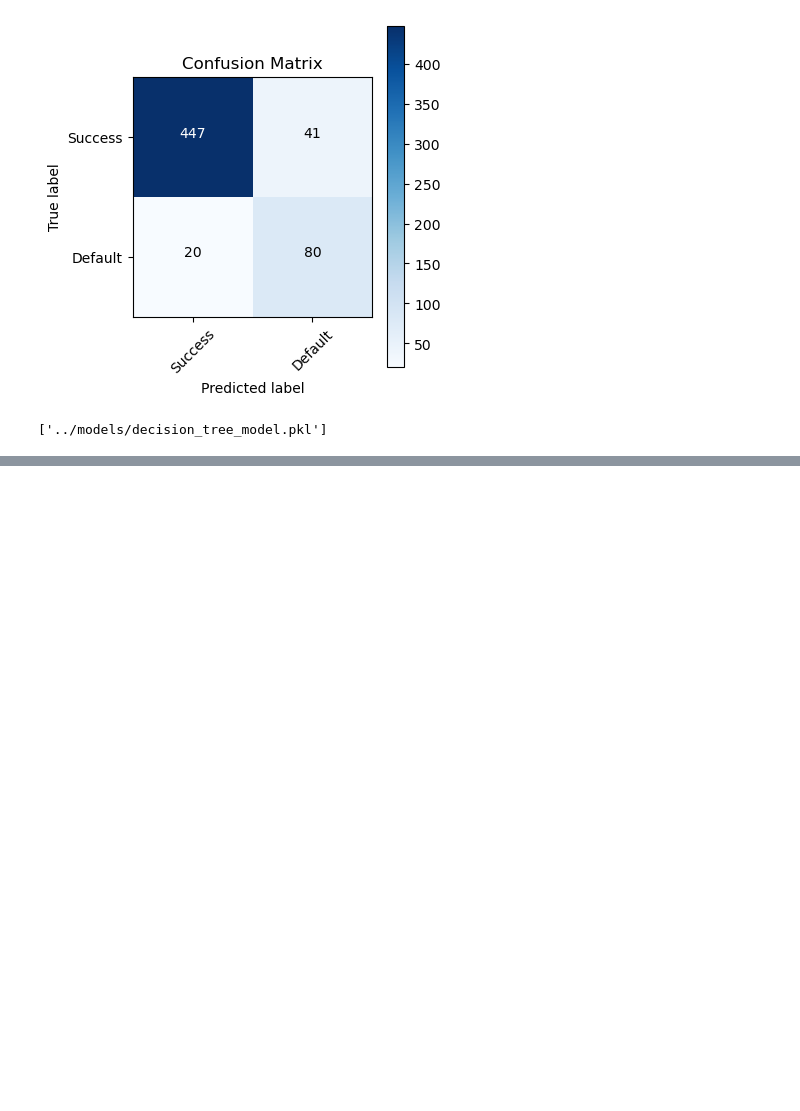
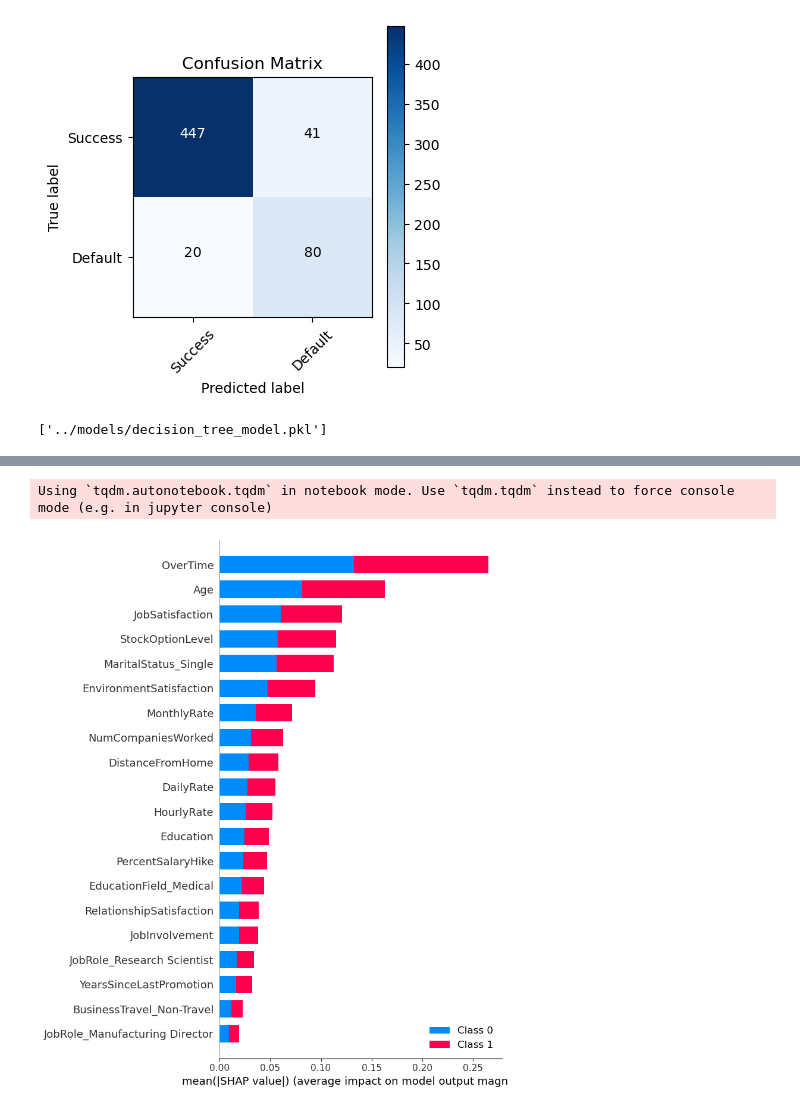
Before and after one commit to ShaikSameerRuddin/hr-attrition-model, a Jupyter notebook: notebooks/0.2 DecisionTreeClassifier.ipynb, the cells around one changed output, grey strips where cells are left out. Drawn from its saved outputs; the diff is of its cells as text; code cells hidden in the pictures; blank space fills up the shorter version.

```diff
--- a/notebooks/0.2 DecisionTreeClassifier.ipynb
+++ b/notebooks/0.2 DecisionTreeClassifier.ipynb
@@ -182,0 +202,9 @@ joblib.dump(top_model_decision_tree, '../models/decision_tree_model.pkl')
+# %%
+#features are contributing the most to those predictions.
+import shap
+explainer = shap.TreeExplainer(top_model_decision_tree)
+shap_values = explainer.shap_values(X_test)
+shap.summary_plot(shap_values, X_test)
+# %% [output]
+Using `tqdm.autonotebook.tqdm` in notebook mode. Use `tqdm.tqdm` instead to force console mode (e.g. in jupyter console)
+[figure, added]
```
Also changed, not shown: parts of 4 cells of this notebook, 1 other file.
